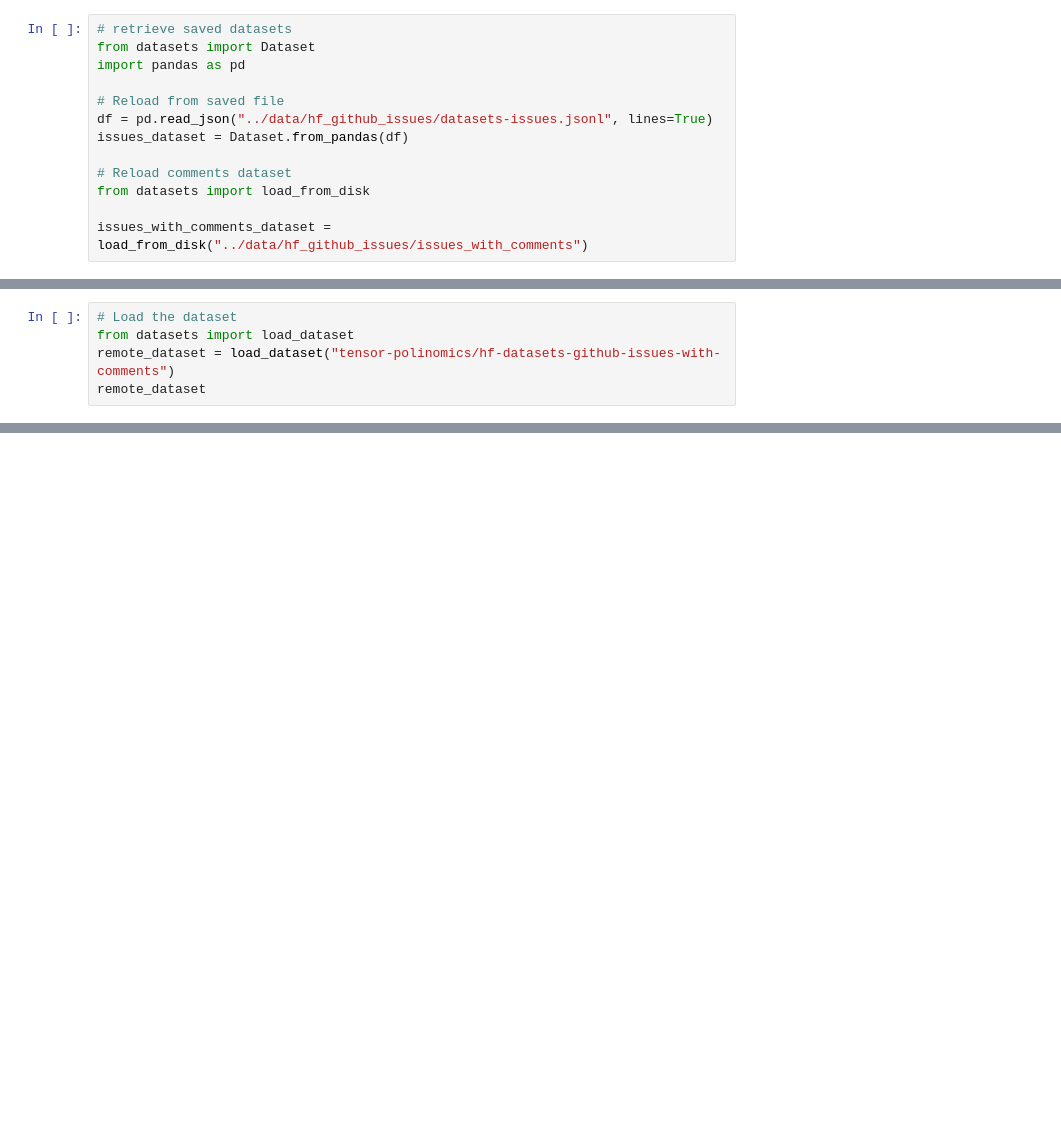
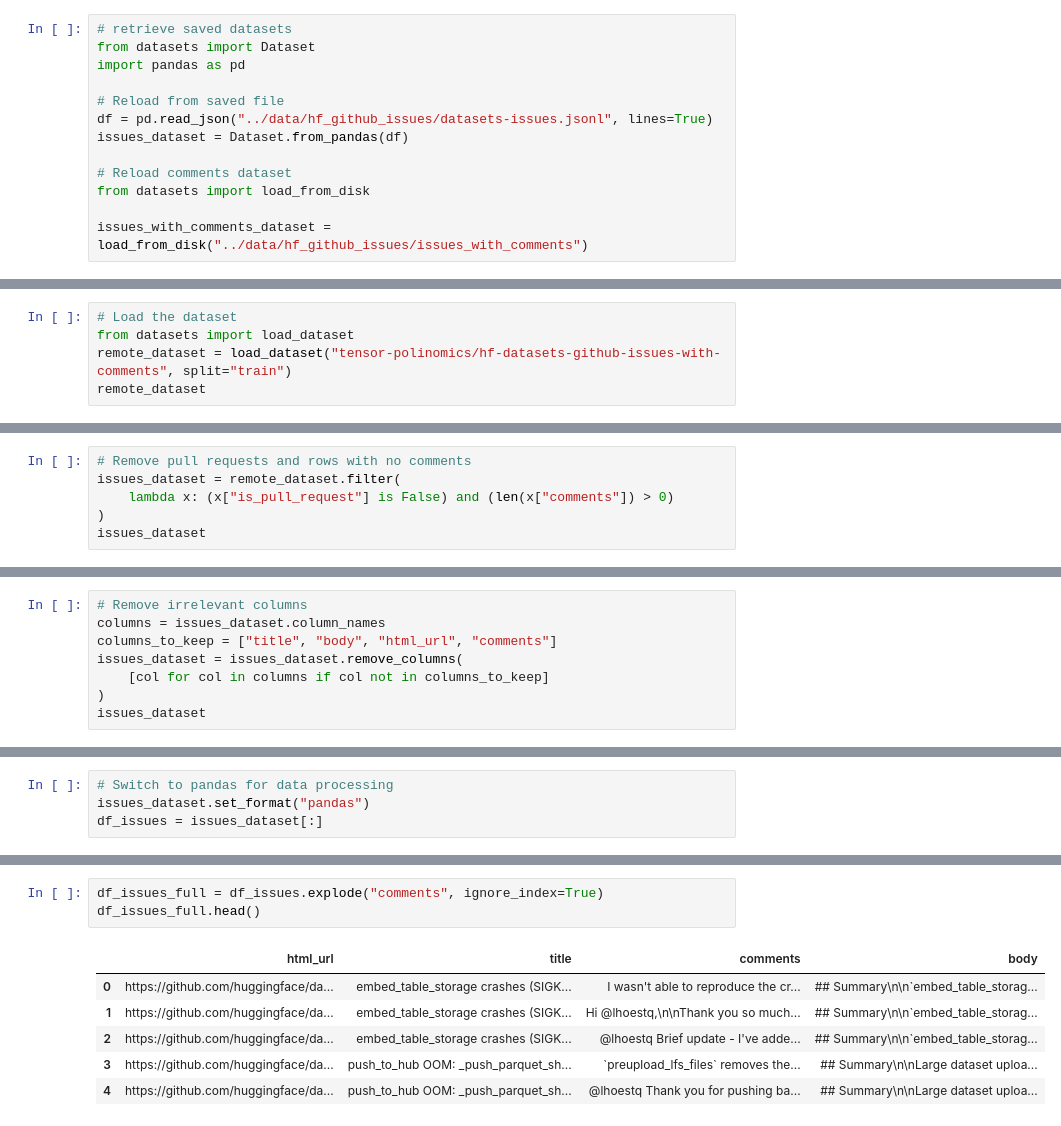
Before and after one commit to tensor-polinomics/hf_llm, a Jupyter notebook: notebooks/ch5d.ipynb, the cells around one changed output, grey strips where cells are left out. Cells and saved outputs as stored; diff of their text form; blank space fills up the shorter version.

```diff
--- a/notebooks/ch5d.ipynb
+++ b/notebooks/ch5d.ipynb
@@ -29,6 +30,6 @@ CommitInfo(commit_url='https://huggingface.co/datasets/tensor-polinomics/hf-data
 # %%
 # Load the dataset
 from datasets import load_dataset
-remote_dataset = load_dataset("tensor-polinomics/hf-datasets-github-issues-with-comments")
+remote_dataset = load_dataset("tensor-polinomics/hf-datasets-github-issues-with-comments", split="train")
 remote_dataset
 # %% [output]
@@ -40 +39,7 @@ DatasetDict({
 })
+# %%
+# Remove pull requests and rows with no comments
+issues_dataset = remote_dataset.filter(
+    lambda x: (x["is_pull_request"] is False) and (len(x["comments"]) > 0)
+)
+issues_dataset
@@ -40,0 +51,8 @@ DatasetDict({
+# %%
+# Remove irrelevant columns
+columns = issues_dataset.column_names
+columns_to_keep = ["title", "body", "html_url", "comments"]
+issues_dataset = issues_dataset.remove_columns(
+    [col for col in columns if col not in columns_to_keep]
+)
+issues_dataset
@@ -40,0 +85,4 @@ DatasetDict({
+# %%
+# Switch to pandas for data processing
+issues_dataset.set_format("pandas")
+df_issues = issues_dataset[:]
@@ -40,0 +109,10 @@ DatasetDict({
+# %%
+df_issues_full = df_issues.explode("comments", ignore_index=True)
+df_issues_full.head()
+# %% [output]
+|  | html_url | title | comments | body |
+| 0 | https://github.com/huggingface/da... | embed_table_storage crashes (SIGK... | I wasn't able to reproduce the cr... | ## Summary\n\n`embed_table_storag... |
+| 1 | https://github.com/huggingface/da... | embed_table_storage crashes (SIGK... | Hi @lhoestq,\n\nThank you so much... | ## Summary\n\n`embed_table_storag... |
+| 2 | https://github.com/huggingface/da... | embed_table_storage crashes (SIGK... | @lhoestq Brief update - I've adde... | ## Summary\n\n`embed_table_storag... |
+| 3 | https://github.com/huggingface/da... | push_to_hub OOM: _push_parquet_sh... | `preupload_lfs_files` removes the... | ## Summary\n\nLarge dataset uploa... |
+| 4 | https://github.com/huggingface/da... | push_to_hub OOM: _push_parquet_sh... | @lhoestq Thank you for pushing ba... | ## Summary\n\nLarge dataset uploa... |
```
Also changed, not shown: parts of 17 cells of this notebook, 2 other files.
